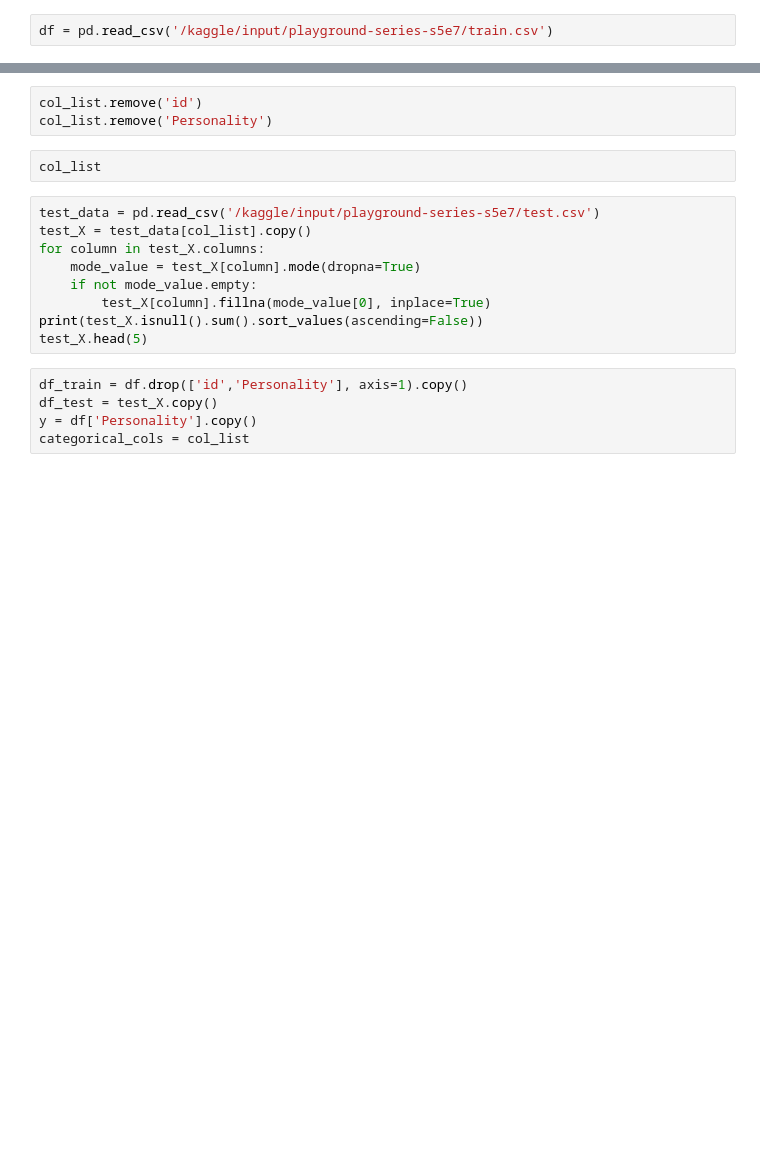
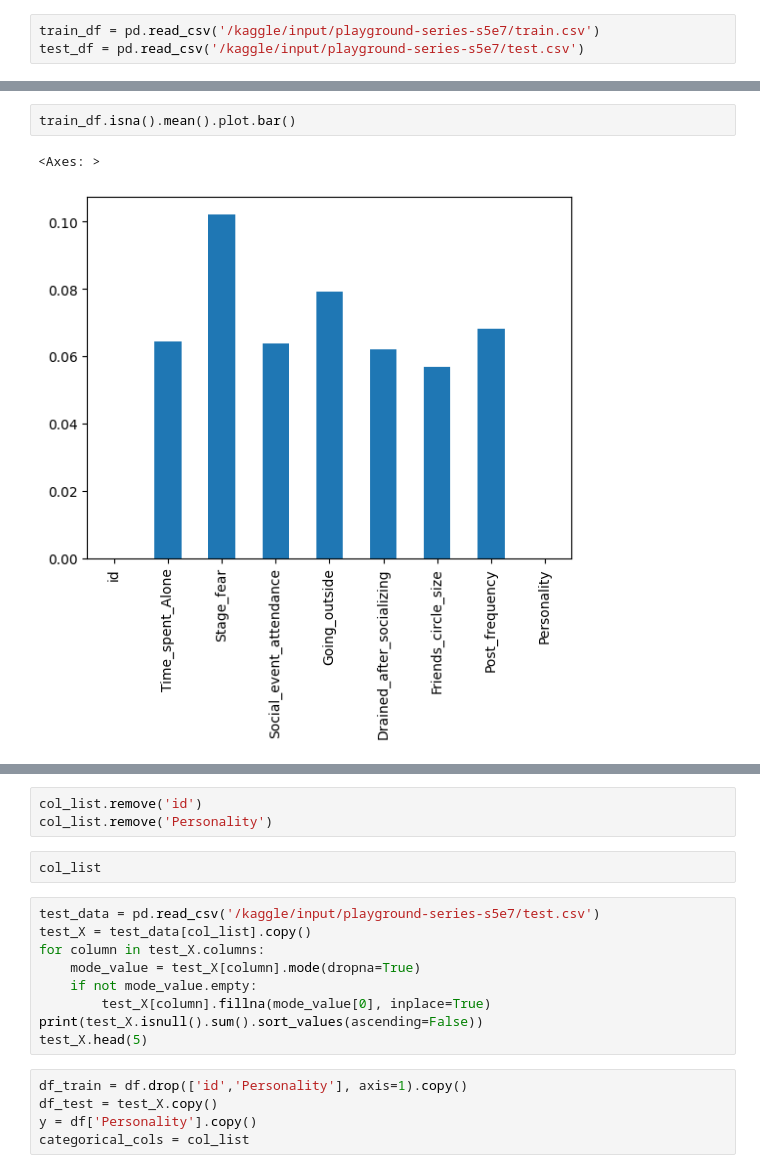
Before and after one commit to PiotrPieciak/LEARN_06_KAGGLE_Predict_Introverts, a Jupyter notebook: notebooks/01_Introverts_and_extroverts_EDA.ipynb, the cells around one changed output, grey strips where cells are left out. Drawn from its saved outputs; the diff is of its cells as text; blank space fills up the shorter version.

Commit message:
Kaggle Notebook | 01_Introverts_and_extroverts_EDA | Version 17

```diff
--- a/notebooks/01_Introverts_and_extroverts_EDA.ipynb
+++ b/notebooks/01_Introverts_and_extroverts_EDA.ipynb
@@ -19,2 +17,3 @@ for dirname, _, filenames in os.walk('/kaggle/input'):
 # %%
-df = pd.read_csv('/kaggle/input/playground-series-s5e7/train.csv')
+train_df = pd.read_csv('/kaggle/input/playground-series-s5e7/train.csv')
+test_df = pd.read_csv('/kaggle/input/playground-series-s5e7/test.csv')
@@ -41 +158,6 @@ df.isnull().sum().sort_values(ascending=False)
+# %%
+train_df.isna().mean().plot.bar()
+# %% [output]
+<Axes: >
+[figure, added]
 # %%
```
Also changed, not shown: parts of 23 cells of this notebook.
